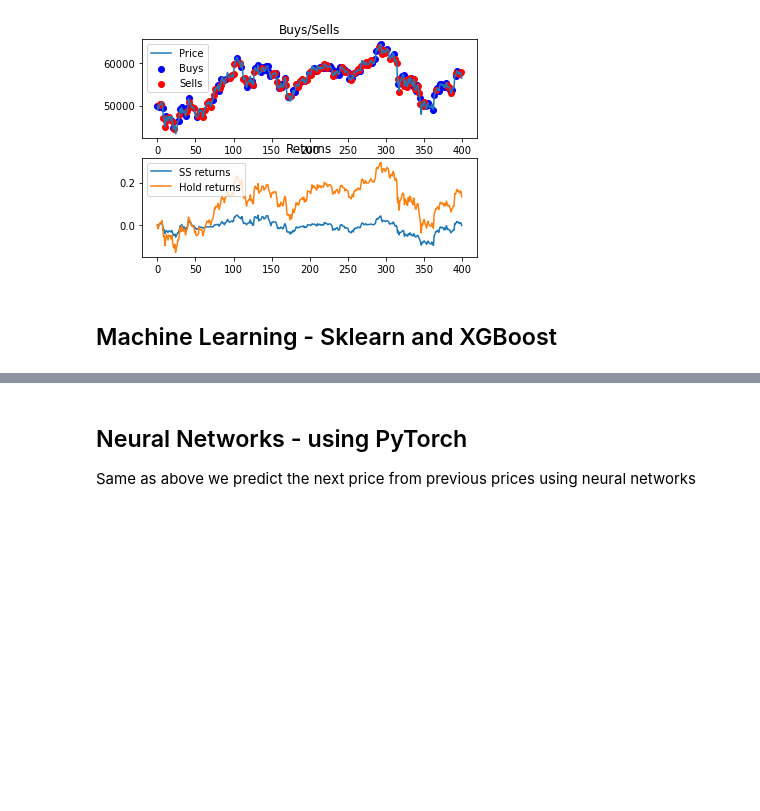
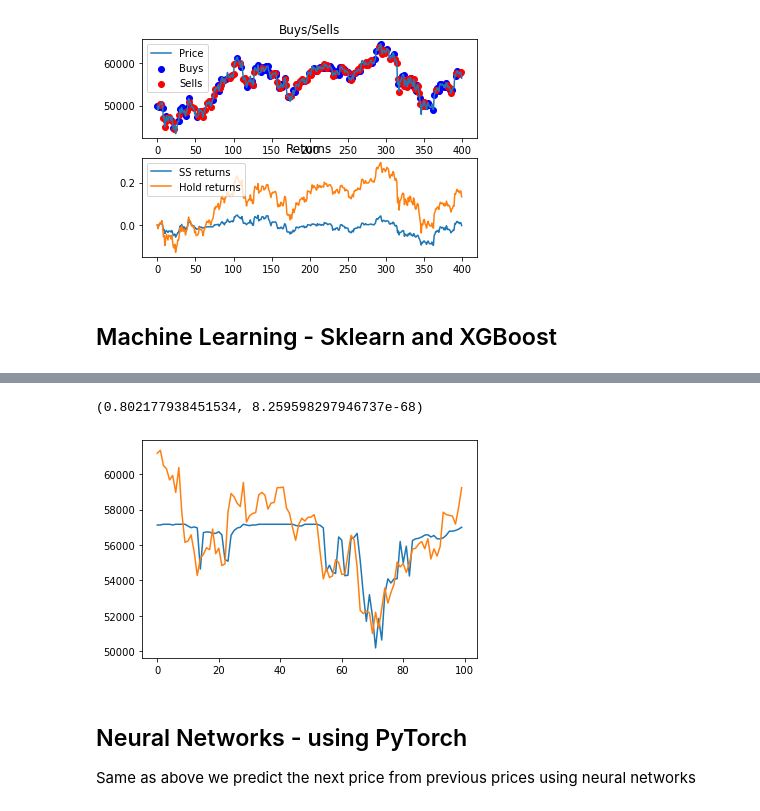
Before and after one commit to Sergeytata/Data-Science-Small-Tutorial, a Jupyter notebook: for_noobs_with_love.ipynb, the cells around one changed output, grey strips where cells are left out. Saved outputs shown, nothing was run; the diff lists cells and outputs as text; code cells hidden in the pictures; blank space fills up the shorter version.

```diff
--- a/for_noobs_with_love.ipynb
+++ b/for_noobs_with_love.ipynb
@@ -186,3 +255,14 @@ from sklearn.ensemble import RandomForestRegressor
+# %%
+from scipy import stats
+y_pred = regr.predict(X_test)
+
+plt.plot(y_pred[0:100])
+plt.plot(y_test[0:100])
+corr = stats.pearsonr(y_pred, y_test)
+print(corr)
+# %% [output]
+(0.802177938451534, 8.259598297946737e-68)
+[figure, added]
 # %% [markdown]
 ## Neural Networks - using PyTorch
 Same as above we predict the next price from previous prices using neural networks
```
Also changed, not shown: parts of 6 cells of this notebook.
